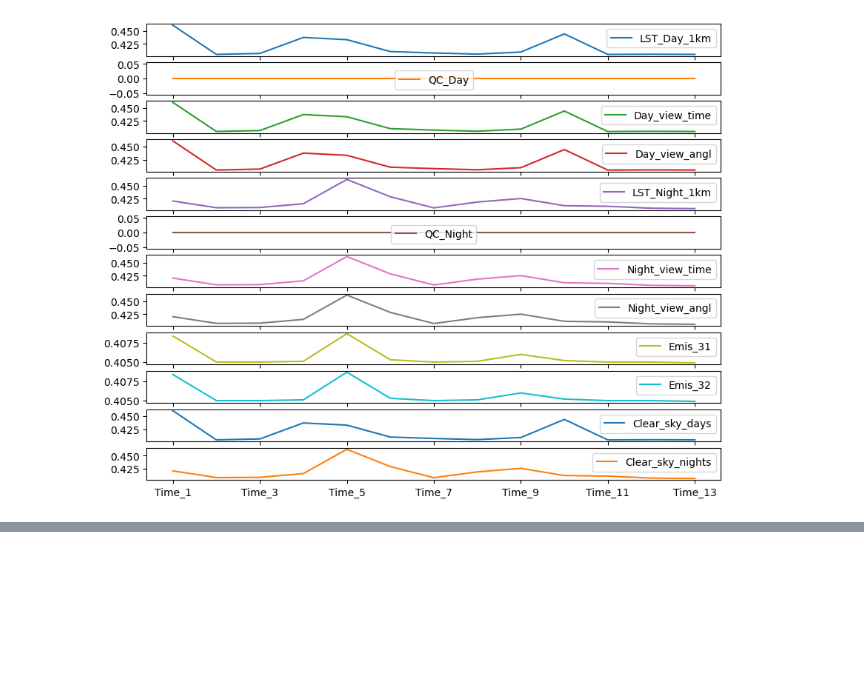
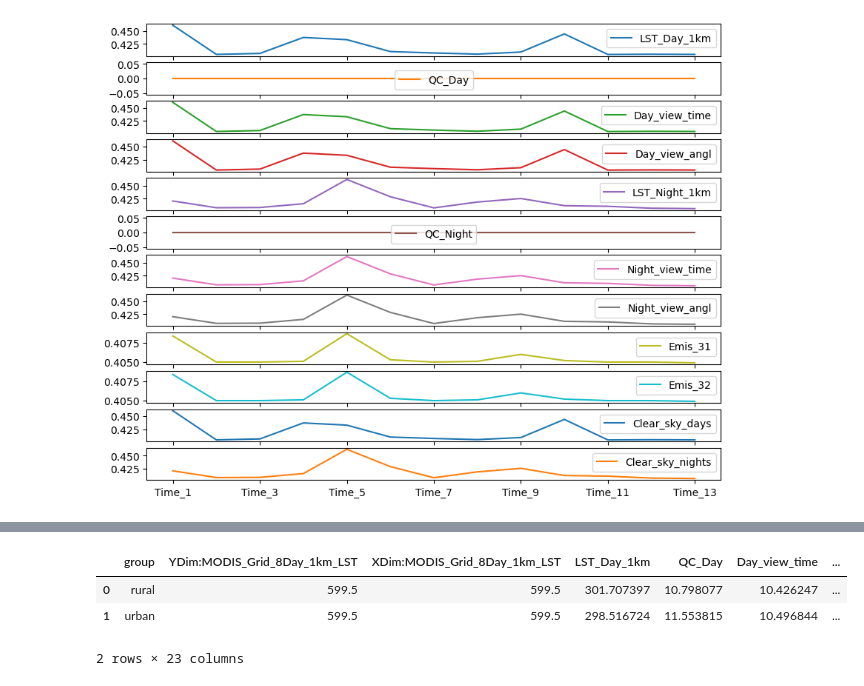
Before and after one commit to jirvingphd/nasa-earth-science, a Jupyter notebook: heat-island-analysis.ipynb, the cells around one changed output, grey strips where cells are left out. Drawn from its saved outputs; the diff is of its cells as text; code cells hidden in the pictures; blank space fills up the shorter version.

```diff
--- a/heat-island-analysis.ipynb
+++ b/heat-island-analysis.ipynb
@@ -1269,0 +1279,7 @@ sns.heatmap(df_urban.isna())
+# %%
+# checking QC control versus null values
+df['is_null_night'] = df['LST_Night_1km'].isna()
+# creating new col that identifies if the value of QC_Day is 2 or 3
+df['is_2_or_3_night'] = df['QC_Night'].isin([2.0, 3.0])
+# confirming that all null values in LST_Day_1km are associated with either 2 or 3 in teh QC_Day col
+(df['is_null_night'] == df['is_2_or_3_night']).all()
@@ -1358,0 +1396,9 @@ fig.show()
+# %%
+df.groupby("group").mean().reset_index()
+
+# sns.barplot(data=df, x='group', y='LST_Day_1km')
+# %% [output]
+|  | group | YDim:MODIS_Grid_8Day_1km_LST | XDim:MODIS_Grid_8Day_1km_LST | LST_Day_1km | QC_Day | Day_view_time | ... |
+| 0 | rural | 599.5 | 599.5 | 301.707397 | 10.798077 | 10.426247 | ... |
+| 1 | urban | 599.5 | 599.5 | 298.516724 | 11.553815 | 10.496844 | ... |
+2 rows × 23 columns
```
Also changed, not shown: parts of 5 cells of this notebook.
